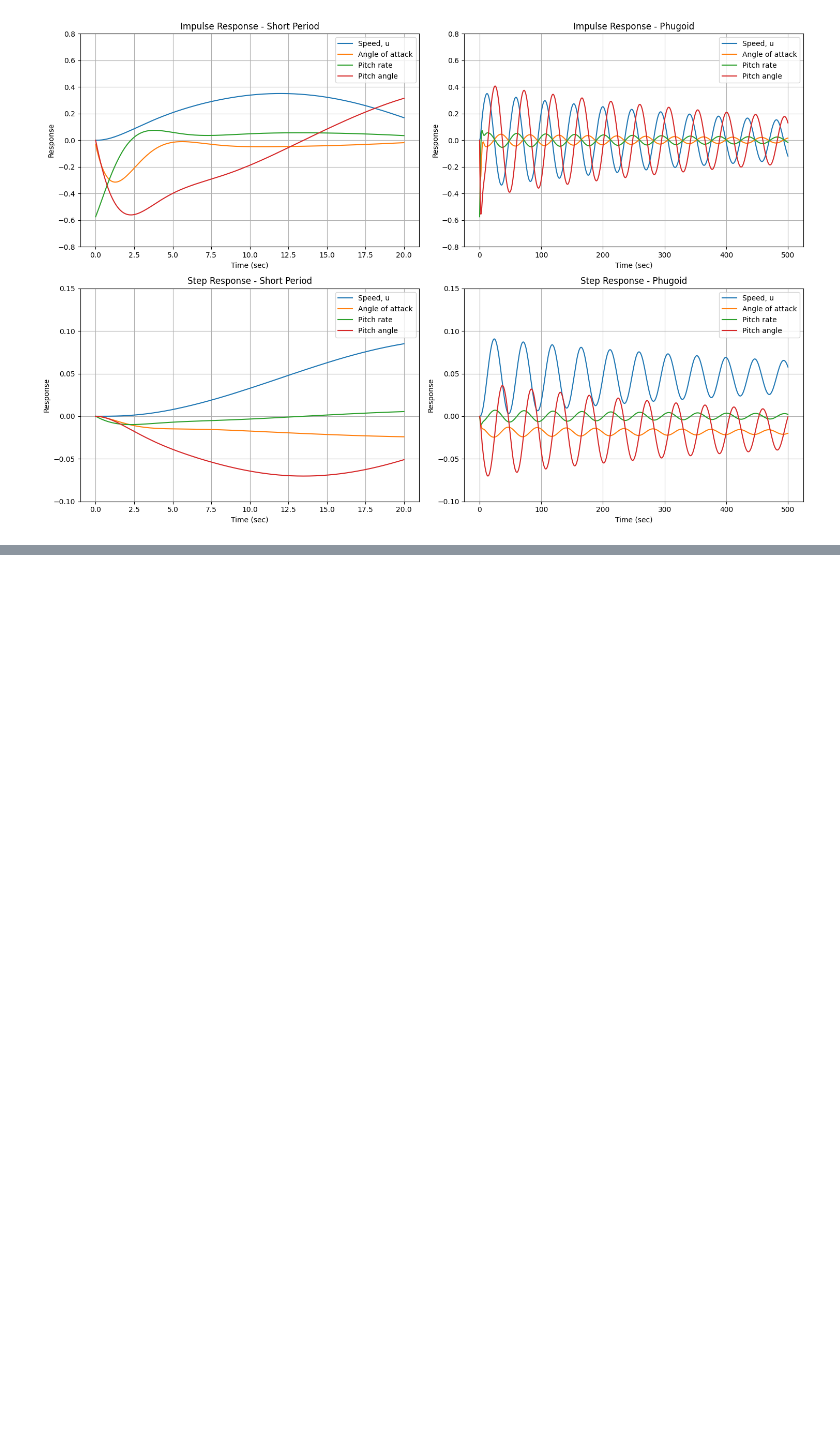
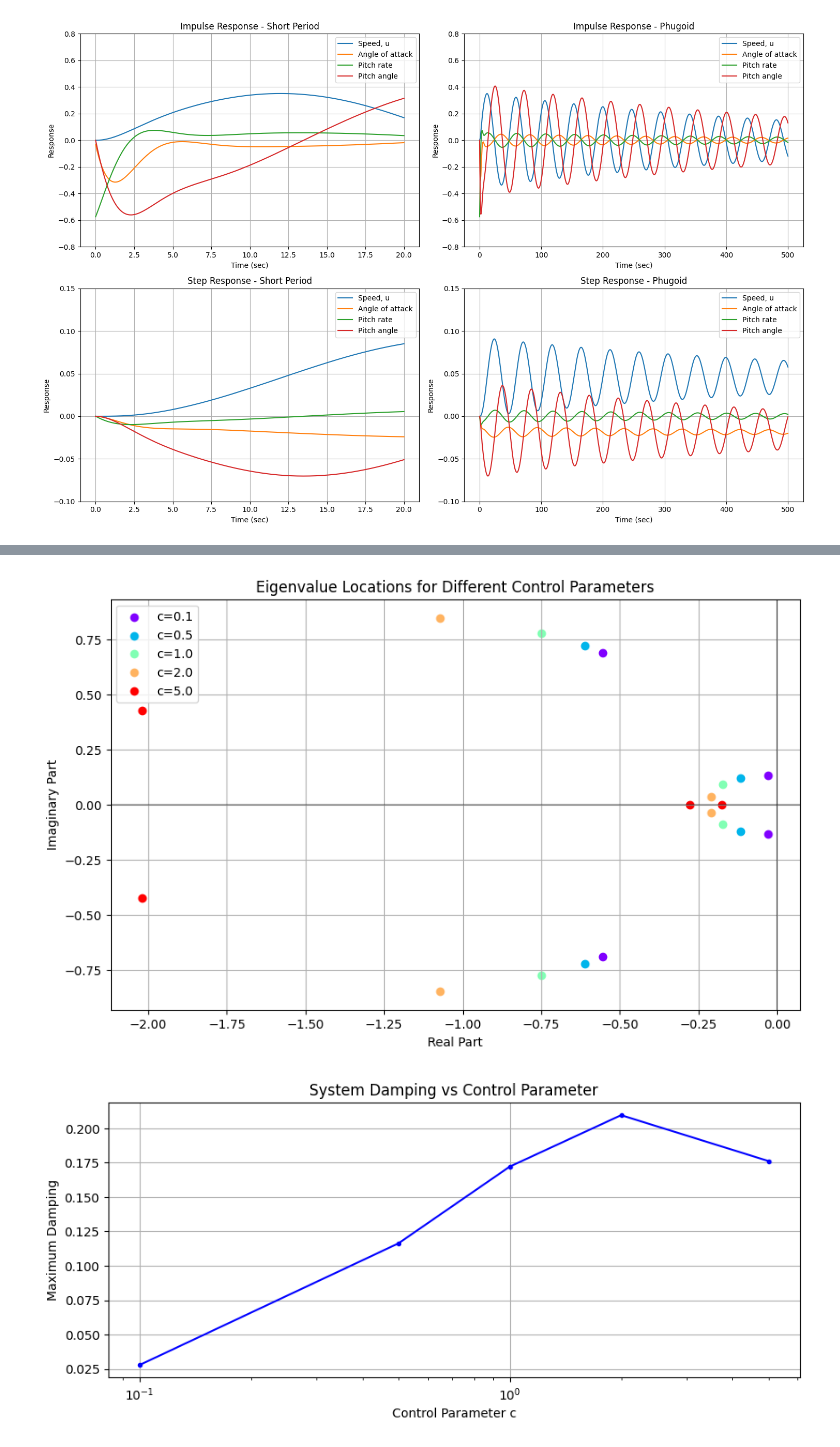
Before and after one commit to sebastian-griego/latex-homework, a Jupyter notebook: ControlTheory/CTFinal_Code.ipynb, the cells around one changed output, grey strips where cells are left out. Saved outputs shown, nothing was run; the diff lists cells and outputs as text; code cells hidden in the pictures; blank space fills up the shorter version.

```diff
--- a/ControlTheory/CTFinal_Code.ipynb
+++ b/ControlTheory/CTFinal_Code.ipynb
@@ -176,0 +200,73 @@ Maximum elevator deflection (Step): 0.0375 radians
+# %%
+import numpy as np
+from scipy.linalg import expm, solve_continuous_are, eigvals
+import matplotlib.pyplot as plt
+
+def analyze_control_system(c_values):
+    """Analyze system response and eigenvalues for different c values"""
+    results = {}
+
+    for c in c_values:
+        # Setup matrices
+        Q = np.eye(4)
+        R = (1/c**2) * np.eye(1)
+
+        # Solve Riccati equation
+        P = solve_continuous_are(A, B, Q, R)
+        K = (1/R[0,0]) * B.T @ P
+
+        # Compute augmented matrix and its eigenvalues
+        A_cl = A - B @ K
+        eigs = eigvals(A_cl)
+
+        # Store results
+        results[c] = {
+            'K': K,
+            'A_cl': A_cl,
+            'eigenvalues': eigs,
+            'max_real': np.max(np.real(eigs)),
+            'min_real': np.min(np.real(eigs))
+        }
+
+        # Print analysis
+        print(f"\nResults for c = {c}:")
+        print(f"Feedback gain K = {K.flatten()}")
+        print("Eigenvalues:")
+        for i, eig in enumerate(eigs):
+            print(f"λ_{i+1} = {eig:.4f}")
+        print(f"Maximum elevator gain: {np.max(np.abs(K)):.4f}")
+
+    return results
+
+# Analyze range of c values
+c_values = [0.1, 0.5, 1.0, 2.0, 5.0]
+results = analyze_control_system(c_values)
+
+# Plot eigenvalue locations
+plt.figure(figsize=(10, 6))
+colors = plt.cm.rainbow(np.linspace(0, 1, len(c_values)))
+
+for c, color in zip(c_values, colors):
+    eigs = results[c]['eigenvalues']
+    plt.scatter(np.real(eigs), np.imag(eigs),
+               label=f'c={c}', color=color)
+
+plt.grid(True)
+plt.axhline(y=0, color='k', linestyle='-', alpha=0.3)
+plt.axvline(x=0, color='k', linestyle='-', alpha=0.3)
+plt.xlabel('Real Part')
+plt.ylabel('Imaginary Part')
+plt.title('Eigenvalue Locations for Different Control Parameters')
+plt.legend()
+plt.show()
+
+# Plot damping characteristics
+plt.figure(figsize=(10, 4))
+real_parts = [results[c]['max_real'] for c in c_values]
+plt.semilogx(c_values, -np.array(real_parts), 'b.-')
+plt.grid(True)
+plt.xlabel('Control Parameter c')
+plt.ylabel('Maximum Damping')
+plt.title('System Damping vs Control Parameter')
+plt.show()
+# %% [output]
@@ -176,0 +290,2 @@ Maximum elevator deflection (Step): 0.0375 radians
+[figure, added]
+[figure, added]
```
Also changed, not shown: parts of 2 cells of this notebook.
